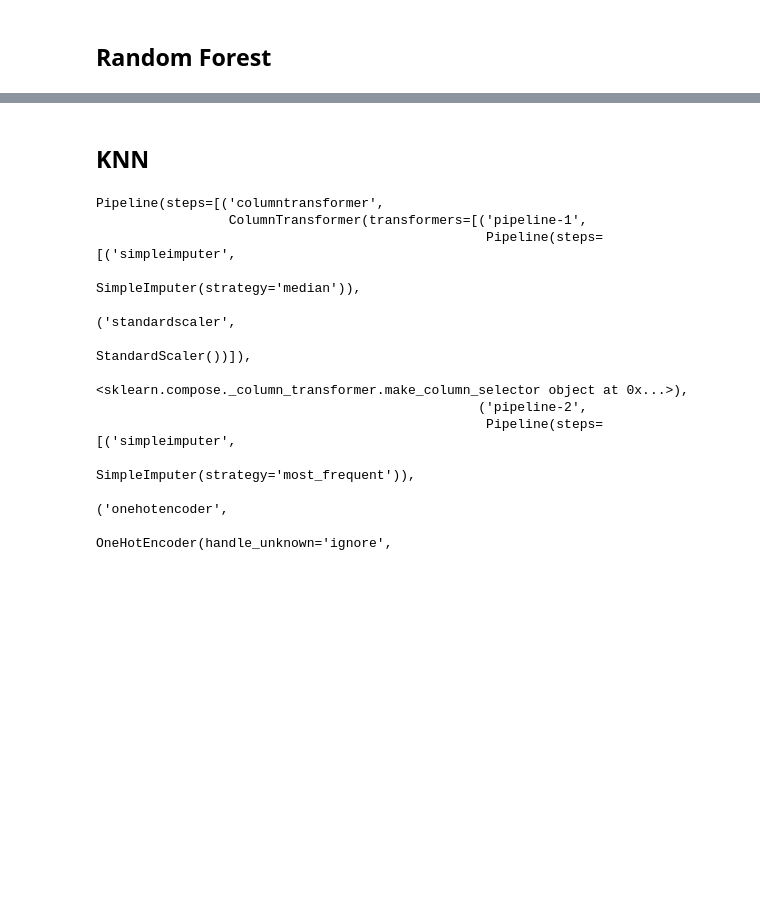
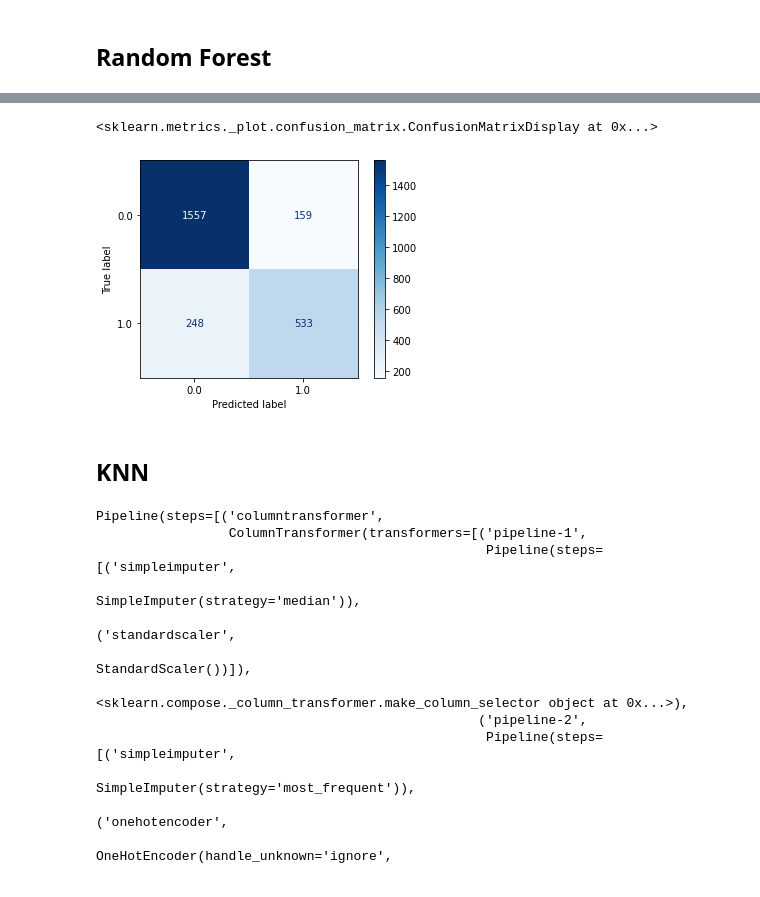
Before and after one commit to Numann-Malik/Auto-Insurance-Claims, a Jupyter notebook: CarInsurance.ipynb, the cells around one changed output, grey strips where cells are left out. Drawn from its saved outputs; the diff is of its cells as text; code cells hidden in the pictures; blank space fills up the shorter version.

```diff
--- a/CarInsurance.ipynb
+++ b/CarInsurance.ipynb
@@ -828,0 +864,6 @@ plot_confusion_matrix(best_dt_model_pipe, X_test_processed, y_test, cmap = 'Blue
+# %%
+# Instantiate the GridSearchCV Class for Random Forest Model
+rf_grid_search = GridSearchCV(rf, rf_param_grid)
+# %%
+# Fit the Random Forest GridSearchCV on the Training data
+rf_grid_search.fit(X_train_processed, y_train)
@@ -828,0 +880,9 @@ plot_confusion_matrix(best_dt_model_pipe, X_test_processed, y_test, cmap = 'Blue
+# %%
+# Create a recalibrated Parameter Grid Dictionary for Random Forest Model
+rf_param_grid2 = {'max_features': ['auto', 'sqrt'],
+ 'n_estimators': [150, 200, 250],
+ 'max_depth': [3,5,7]}
+
+rf_grid_search2 = GridSearchCV(rf, rf_param_grid2)
+rf_grid_search2.fit(X_train_processed, y_train)
+rf_grid_search2.best_params_
@@ -828,0 +891,6 @@ plot_confusion_matrix(best_dt_model_pipe, X_test_processed, y_test, cmap = 'Blue
+# %%
+# Retrieve Best Version of Random Forest Model
+best_rf_model = rf_grid_search2.best_estimator_
+
+# Refit Random Forest Model on whole Training set
+best_rf_model.fit(X_train_processed, y_train)
@@ -829,3 +924,9 @@ plot_confusion_matrix(best_dt_model_pipe, X_test_processed, y_test, cmap = 'Blue
+# %%
+# Display confusion matrix for best Random Forest model
+plot_confusion_matrix(best_rf_model, X_test_processed, y_test, cmap = 'Blues', values_format = 'd')
+# %% [output]
+<sklearn.metrics._plot.confusion_matrix.ConfusionMatrixDisplay at 0x...>
+[figure, added]
 # %% [markdown]
 ## KNN
 # %%
```
Also changed, not shown: parts of 74 cells of this notebook.
